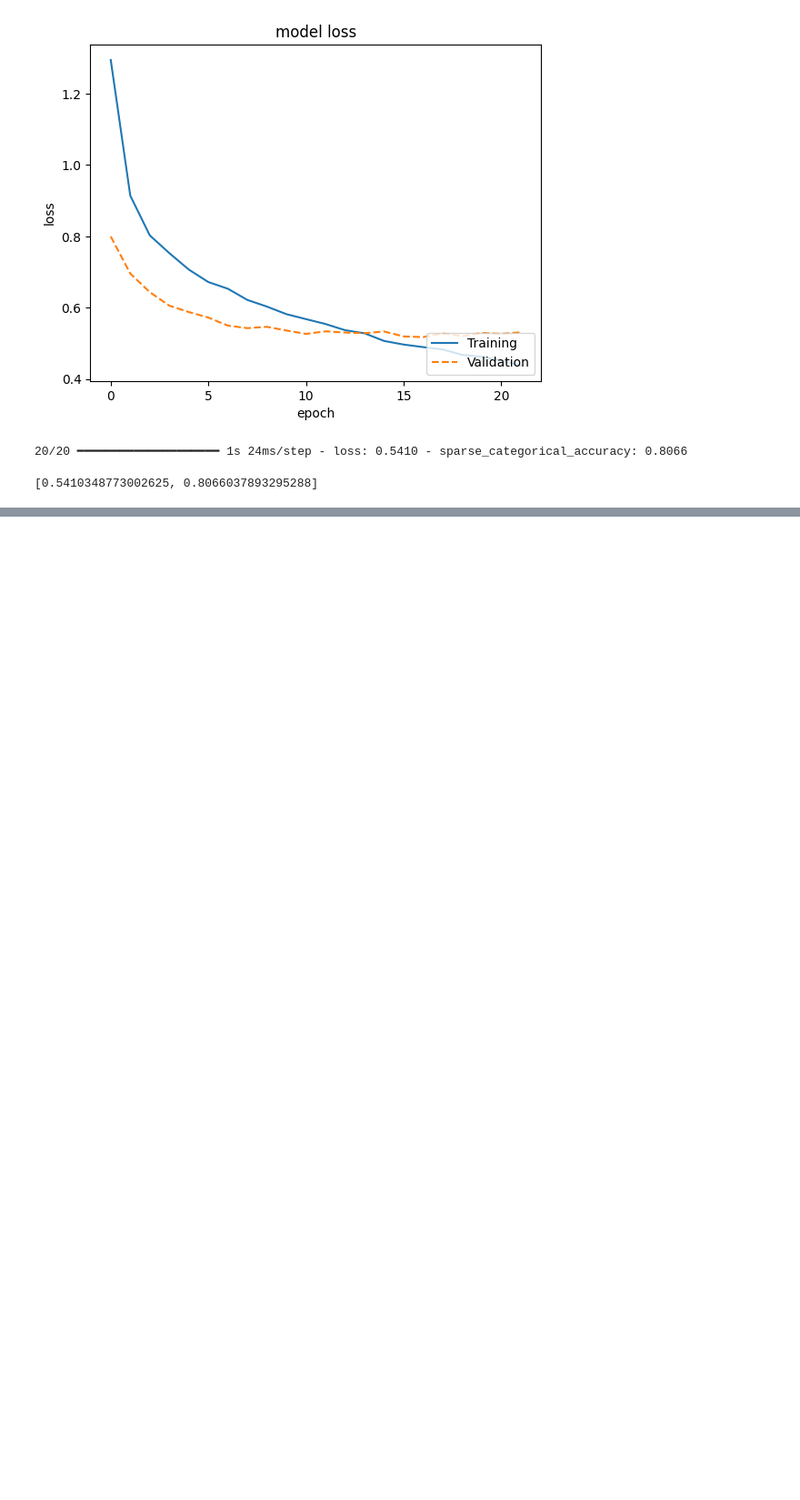
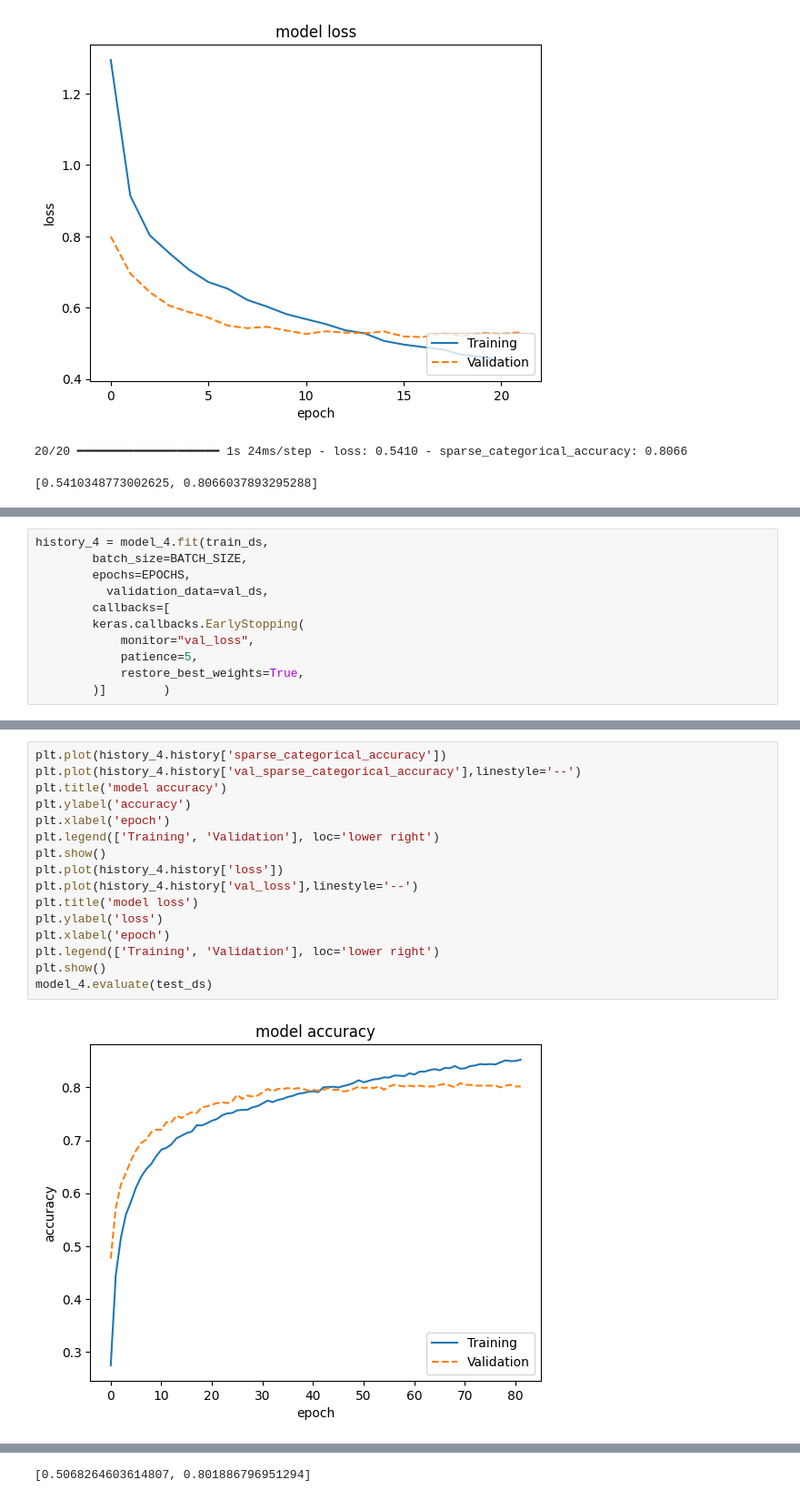
Before and after one commit to amothm80/ics504project, a Jupyter notebook: stft_training.ipynb, the cells around one changed output, grey strips where cells are left out. Shown at 91% size. Cells and saved outputs as stored; diff of their text form; blank space fills up the shorter version.

```diff
--- a/stft_training.ipynb
+++ b/stft_training.ipynb
@@ -308,0 +355,11 @@ model_3.evaluate(test_ds)
+# %%
+history_4 = model_4.fit(train_ds,
+        batch_size=BATCH_SIZE,
+        epochs=EPOCHS,
+          validation_data=val_ds,
+        callbacks=[
+        keras.callbacks.EarlyStopping(
+            monitor="val_loss",
+            patience=5,
+            restore_best_weights=True,
+        )]        )
@@ -308,0 +384,18 @@ model_3.evaluate(test_ds)
+# %%
+plt.plot(history_4.history['sparse_categorical_accuracy'])
+plt.plot(history_4.history['val_sparse_categorical_accuracy'],linestyle='--')
+plt.title('model accuracy')
+plt.ylabel('accuracy')
+plt.xlabel('epoch')
+plt.legend(['Training', 'Validation'], loc='lower right')
+plt.show()
+plt.plot(history_4.history['loss'])
+plt.plot(history_4.history['val_loss'],linestyle='--')
+plt.title('model loss')
+plt.ylabel('loss')
+plt.xlabel('epoch')
+plt.legend(['Training', 'Validation'], loc='lower right')
+plt.show()
+model_4.evaluate(test_ds)
+# %% [output]
+[figure, added]
@@ -308,0 +404 @@ model_3.evaluate(test_ds)
+[0.5068264603614807, 0.801886796951294]
```
Also changed, not shown: parts of 8 cells of this notebook, 5 other files.
